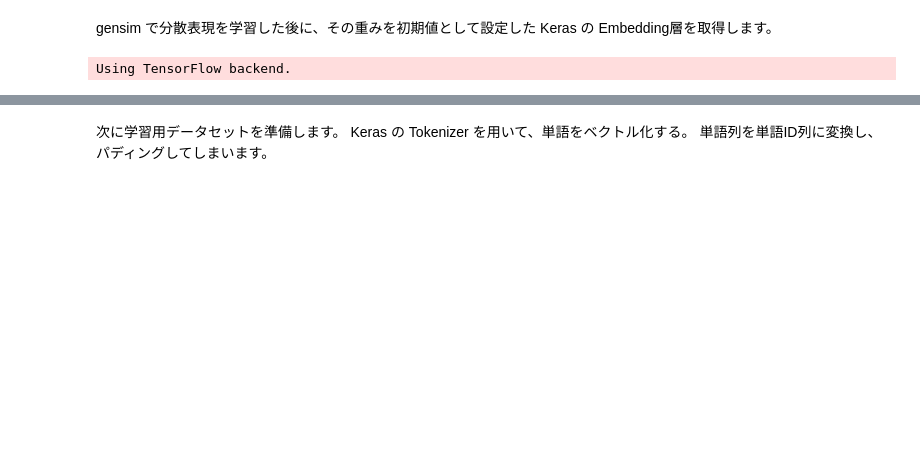
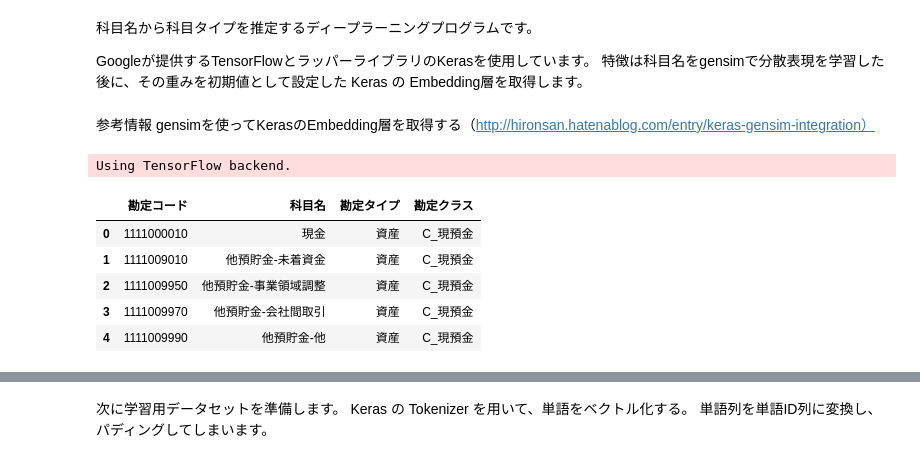
Before and after one commit to YoshihideNakao/Account_Code_Deep_Learning, a Jupyter notebook: Deep_Learning_Word2vec_Pandas_001.ipynb, the cells around one changed output, grey strips where cells are left out. Saved outputs shown, nothing was run; the diff lists cells and outputs as text; code cells hidden in the pictures; blank space fills up the shorter version.

```diff
--- a/Deep_Learning_Word2vec_Pandas_001.ipynb
+++ b/Deep_Learning_Word2vec_Pandas_001.ipynb
@@ -1,3 +1,9 @@
 # %% [markdown]
-gensim で分散表現を学習した後に、その重みを初期値として設定した Keras の Embedding層を取得します。
+科目名から科目タイプを推定するディープラーニングプログラムです。
+
+Googleが提供するTensorFlowとラッパーライブラリのKerasを使用しています。
+特徴は科目名をgensimで分散表現を学習した後に、その重みを初期値として設定した Keras の Embedding層を取得します。
+# %% [markdown]
+参考情報
+gensimを使ってKerasのEmbedding層を取得する（http://hironsan.hatenablog.com/entry/keras-gensim-integration）
 # %%
@@ -22,6 +28,15 @@ Using TensorFlow backend.
 # 勘定科目マスターの読み込み
 Account_master = pd.ExcelFile('Data/勘定コードマスタ.xlsx')
 df_account_master = Account_master.parse('勘定コードマスタ')
+# %%
+df_account_master.head()
+# %% [output]
+|  | 勘定コード | 科目名 | 勘定タイプ | 勘定クラス |
+| 0 | 1111000010 | 現金 | 資産 | C_現預金 |
+| 1 | 1111009010 | 他預貯金-未着資金 | 資産 | C_現預金 |
+| 2 | 1111009950 | 他預貯金-事業領域調整 | 資産 | C_現預金 |
+| 3 | 1111009970 | 他預貯金-会社間取引 | 資産 | C_現預金 |
+| 4 | 1111009990 | 他預貯金-他 | 資産 | C_現預金 |
 # %%
 # 試算表（新規科目含む）の読み込み
 TB_file = pd.ExcelFile('Data/試算表.xlsx')
```
Also changed, not shown: parts of 15 cells of this notebook.
